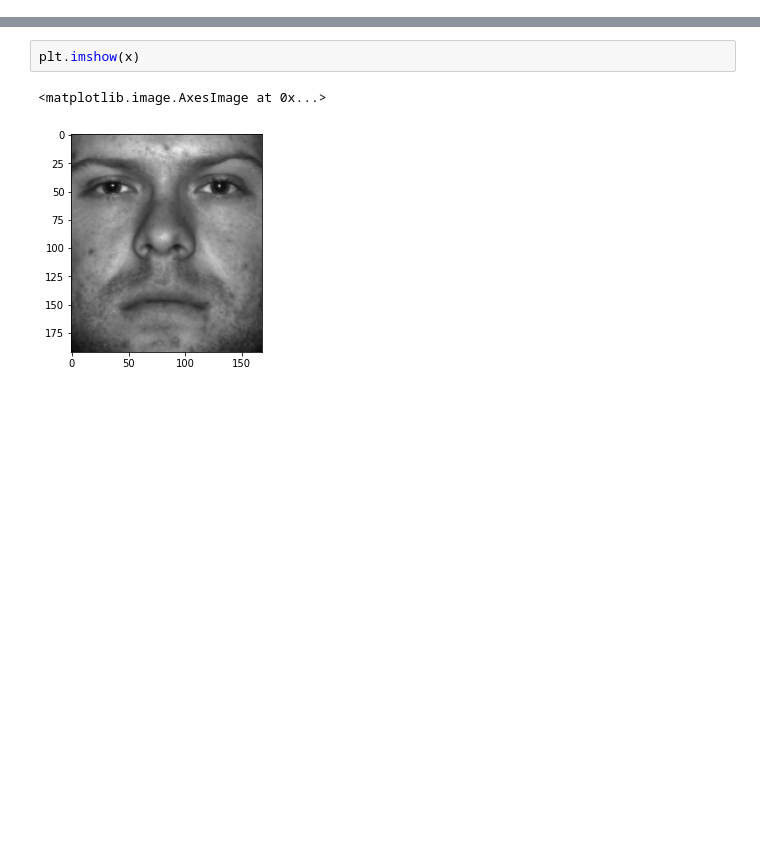
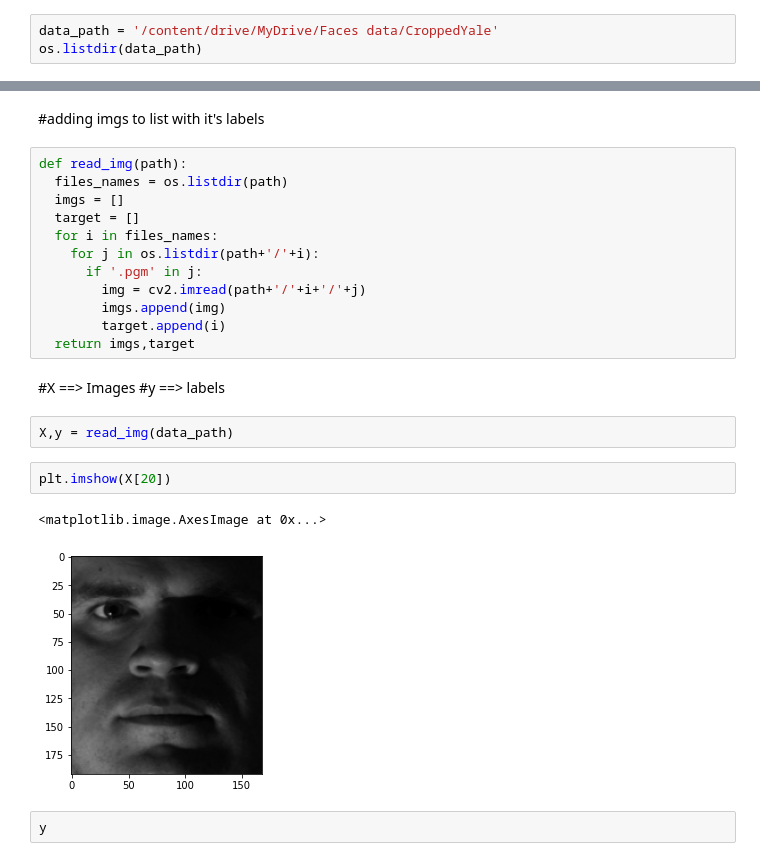
Before and after one commit to Ahmed-Shatla/Detect-Person-Class-from-imges-CroppedYale-Faces-Dataset, a Jupyter notebook: Detect_Person_Class(Collage_project).ipynb, the cells around one changed output, grey strips where cells are left out. Cells and saved outputs as stored; diff of their text form; blank space fills up the shorter version.

```diff
--- a/Detect_Person_Class(Collage_project).ipynb
+++ b/Detect_Person_Class(Collage_project).ipynb
@@ -15,0 +12,3 @@ x = cv2.imread(data_path)
+# %%
+data_path = '/content/drive/MyDrive/Faces data/CroppedYale'
+os.listdir(data_path)
@@ -16,5 +33,26 @@ x = cv2.imread(data_path)
+# %% [markdown]
+#adding imgs to list with it's labels
+# %%
+def read_img(path):
+  files_names = os.listdir(path)
+  imgs = []
+  target = []
+  for i in files_names:
+    for j in os.listdir(path+'/'+i):
+      if '.pgm' in j:
+        img = cv2.imread(path+'/'+i+'/'+j)
+        imgs.append(img)
+        target.append(i)
+  return imgs,target
+# %% [markdown]
+#X ==> Images
+#y ==> labels
+# %%
+X,y = read_img(data_path)
 # %%
-plt.imshow(x)
+plt.imshow(X[20])
 # %% [output]
 <matplotlib.image.AxesImage at 0x...>
-[figure, old version]
+[figure, new version]
+# %%
+y
```
Also changed, not shown: parts of 16 cells of this notebook.
